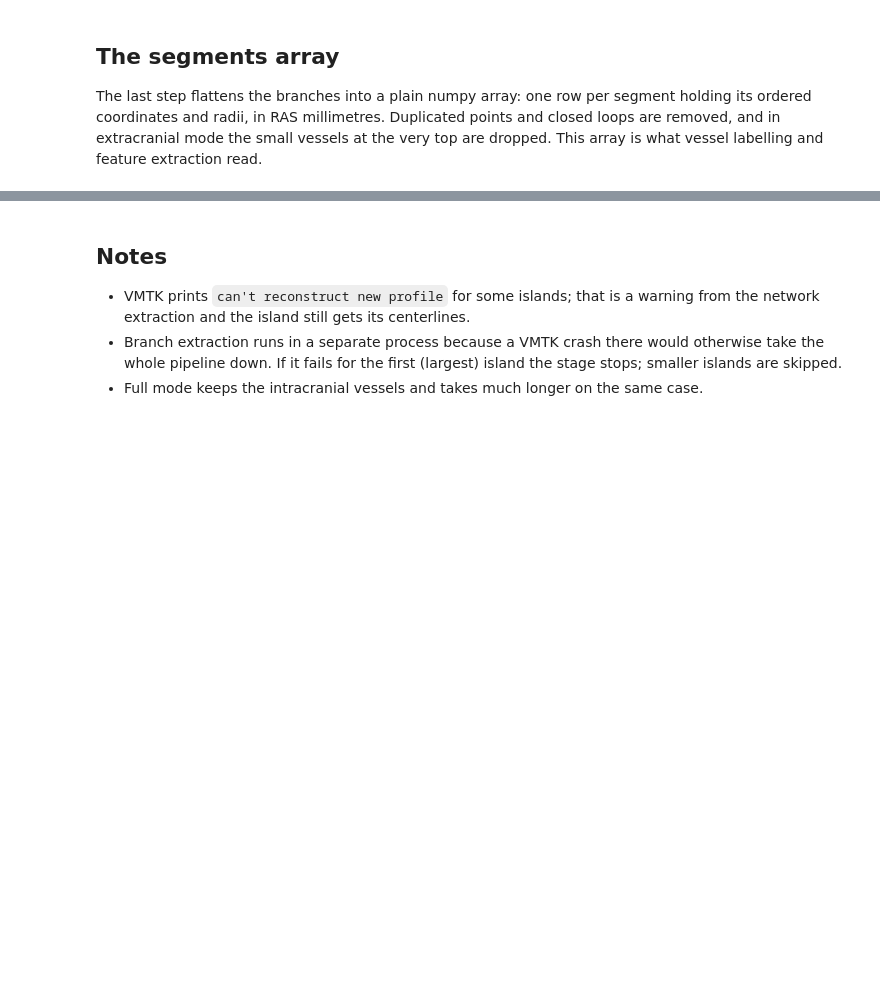
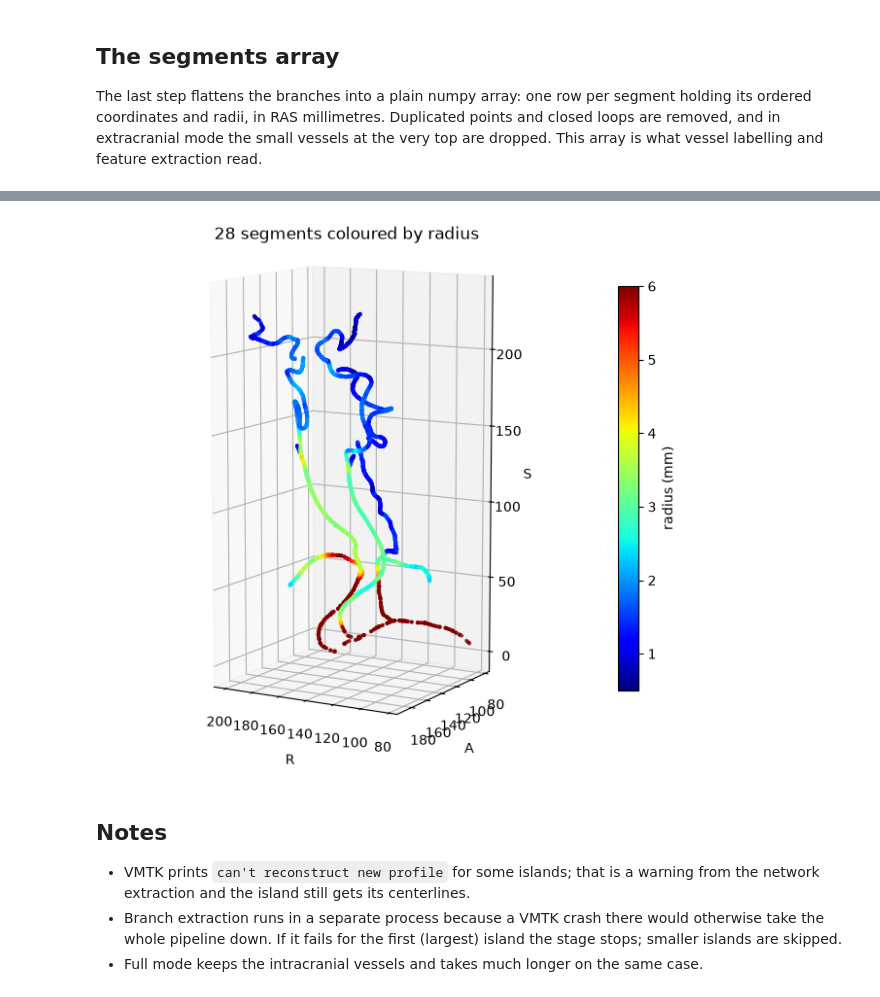
Before and after one commit to FLOWCAT-CV/arterial, a Jupyter notebook: notebooks/02_centerline_extraction.ipynb, the cells around one changed output, grey strips where cells are left out. Saved outputs shown, nothing was run; the diff lists cells and outputs as text; code cells hidden in the pictures; blank space fills up the shorter version.

```diff
--- a/notebooks/02_centerline_extraction.ipynb
+++ b/notebooks/02_centerline_extraction.ipynb
@@ -87,8 +124,10 @@ plt.tight_layout()
 # %%
 fig = plt.figure(figsize=(8, 9)); ax = fig.add_subplot(111, projection="3d")
 for coords, r in zip(segments[:, 0], segments[:, 1]):
-    ax.scatter(coords[:, 0], coords[:, 1], coords[:, 2], c=r, cmap="viridis", s=4, vmin=0.5, vmax=6)
-ax.set_title(f"{len(segments)} segments coloured by radius (0.5 to 6 mm)"); ax.view_init(10, -60);
+    sc = ax.scatter(coords[:, 0], coords[:, 1], coords[:, 2], c=r, cmap="jet", s=4, vmin=0.5, vmax=6)
+plt.colorbar(sc, ax=ax, shrink=0.6, label="radius (mm)"); finish_3d(ax, title=f"{len(segments)} segments coloured by radius");
+# %% [output]
+[figure, added]
 # %% [markdown]
 ## Notes
 
```
Also changed, not shown: parts of 7 cells of this notebook.
